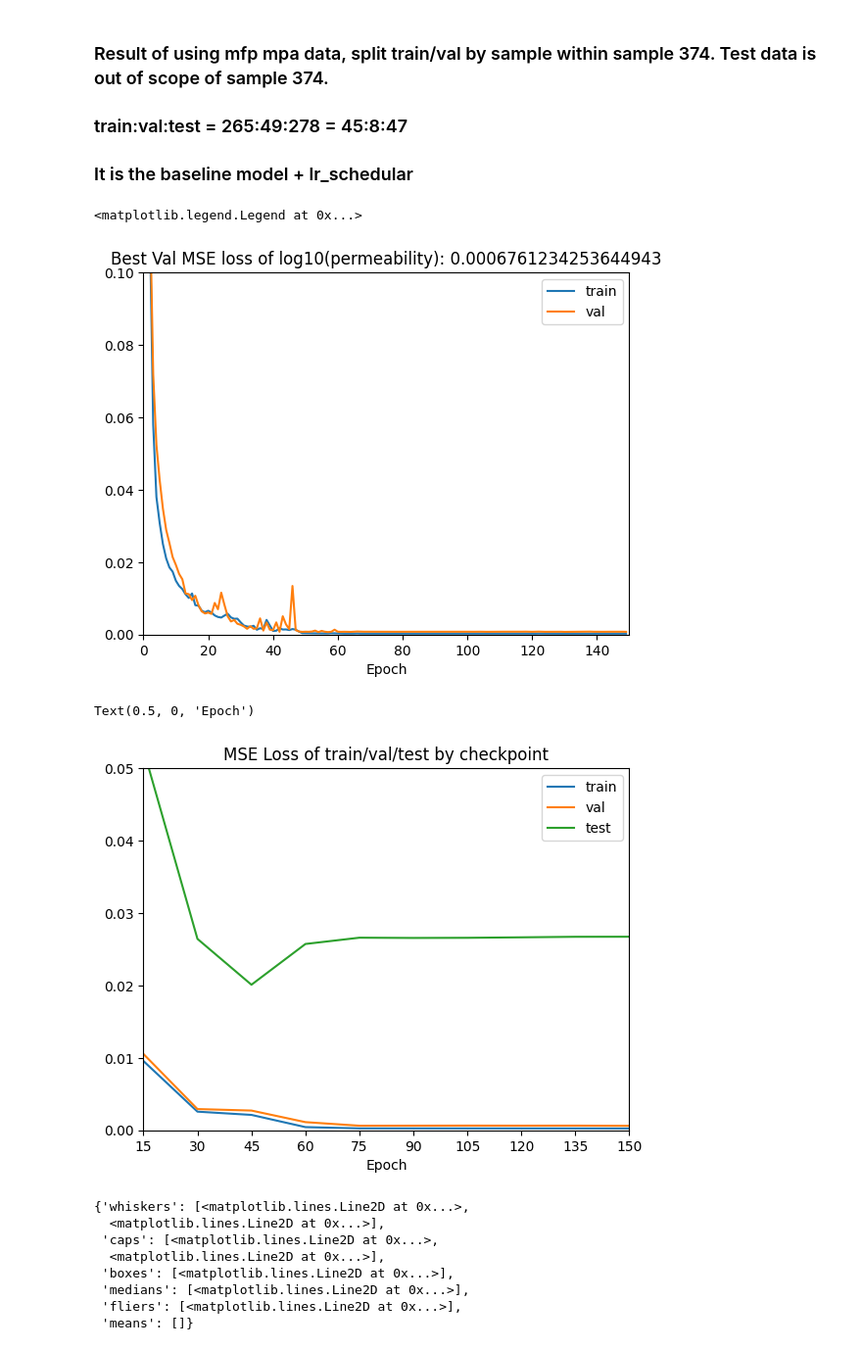
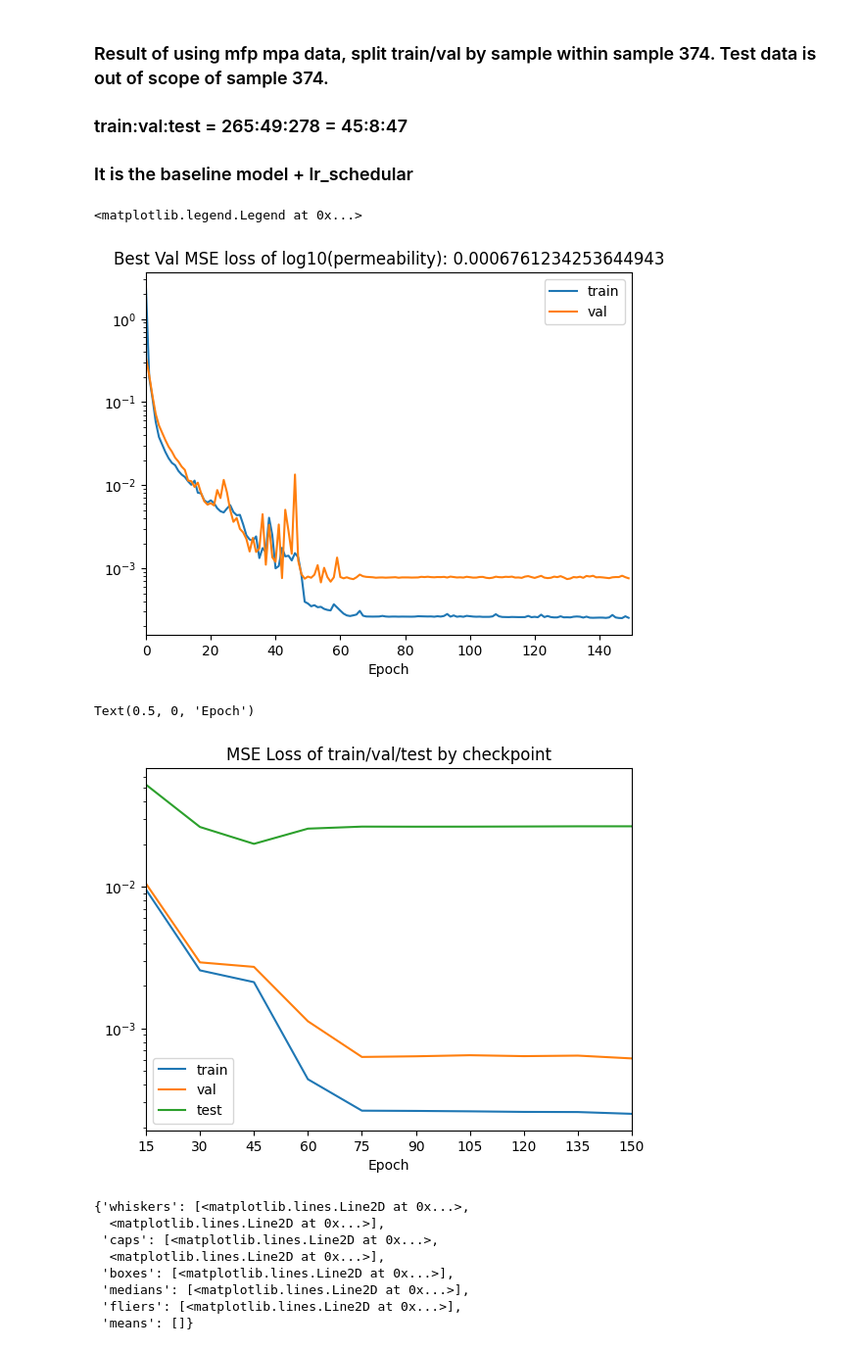
Before and after one commit to LeeGorden/Permeability-Prediction-using-Vision-Transformers, a Jupyter notebook: model/performance_eval_with_val.ipynb, the cells around one changed output. Shown: that part at 98% size. Cells and saved outputs as stored; diff of their text form; code cells hidden in the pictures.

```diff
--- a/model/performance_eval_with_val.ipynb
+++ b/model/performance_eval_with_val.ipynb
@@ -165,29 +168,31 @@ plt.figure()
 plt.title("Best Val MSE loss of log10(permeability): " + str(np.min(result_ViT_16_val_loss)))
 plt.xlabel("Epoch")
 plt.xlim((0, 150))
-plt.ylim((0, 0.1))
+# plt.ylim((0, 0.1))
 plt.plot(result_ViT_16_train_loss, label="train")
 plt.plot(result_ViT_16_val_loss, label="val")
+plt.yscale("log")
 plt.legend()
 # %% [output]
 <matplotlib.legend.Legend at 0x...>
-[figure, old version]
+[figure, new version]
 # %%
 plt.figure()
-plt.ylim((0, 0.05))
+#plt.ylim((0, 0.05))
 plt.xlim((0, 9))
 plt.xticks([0, 1, 2, 3, 4, 5, 6, 7, 8, 9], ["15", "30", "45", "60",
                                             "75", "90", "105", "120",
                                              "135", "150"])
 plt.title("MSE Loss of train/val/test by checkpoint")
 plt.plot(result_ViT_16_train_loss_ckpt, label="train")
 plt.plot(result_ViT_16_val_loss_ckpt, label="val")
 plt.plot(result_ViT_16_test_loss_ckpt, label="test")
 plt.legend()
+plt.yscale("log")
 plt.xlabel("Epoch")
 # %% [output]
 Text(0.5, 0, 'Epoch')
-[figure, old version]
+[figure, new version]
 # %%
 # check the boxplot of relative error
 relative_error = abs((10 ** result_ViT_16_pred_test - 10 ** result_ViT_16_true_test) / (10 ** result_ViT_16_true_test) * 100)
```
Also changed, not shown: parts of 11 cells of this notebook.
